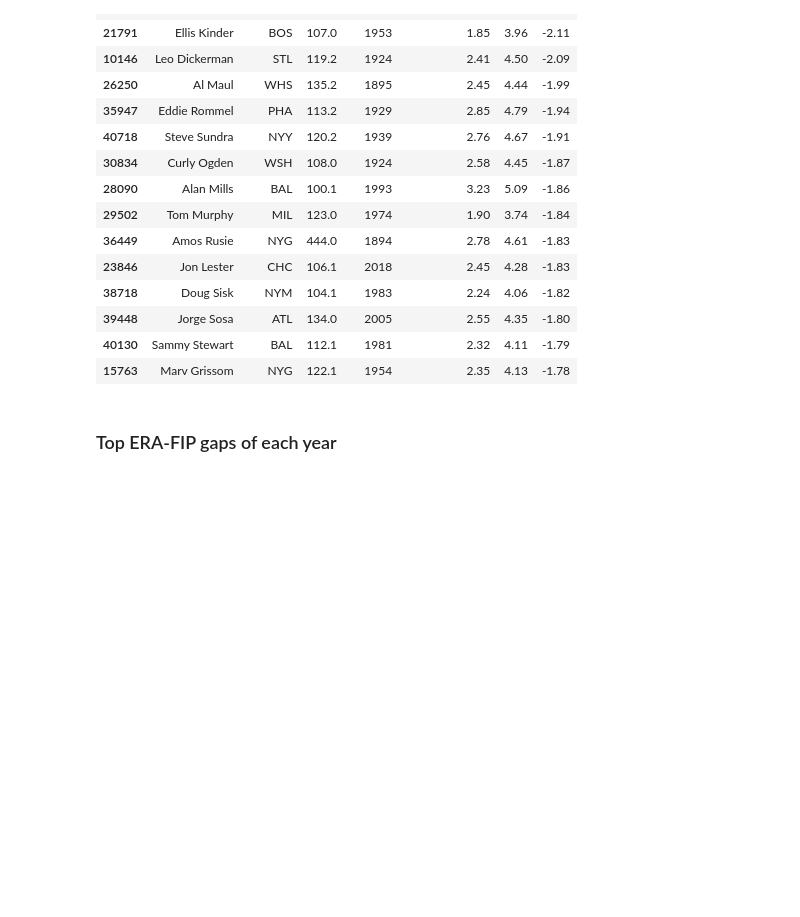
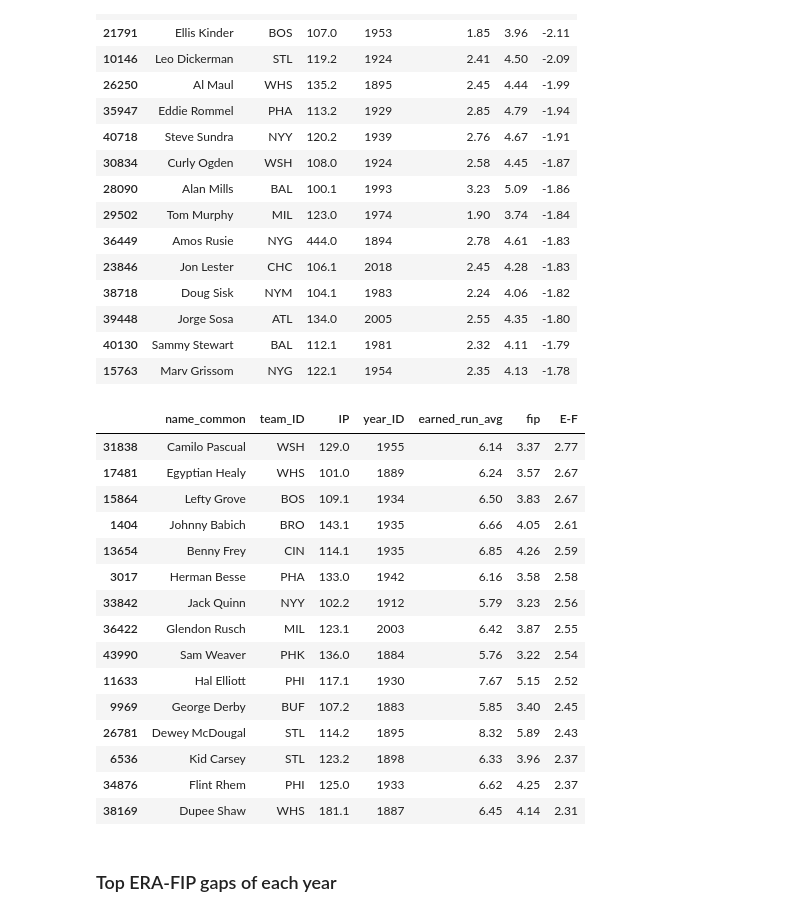
Before and after one commit to palewire/baseball-notebooks, a Jupyter notebook: lester.ipynb, the cells around one changed output. Drawn from its saved outputs; the diff is of its cells as text; code cells hidden in the pictures; blank space fills up the shorter version.

```diff
--- a/lester.ipynb
+++ b/lester.ipynb
@@ -141,6 +153,33 @@ era_df.sort_values("E-F", ascending=True).head(15)[[
 | 39448 | Jorge Sosa | ATL | 134.0 | 2005 | 2.55 | 4.35 | -1.80 |
 | 40130 | Sammy Stewart | BAL | 112.1 | 1981 | 2.32 | 4.11 | -1.79 |
 | 15763 | Marv Grissom | NYG | 122.1 | 1954 | 2.35 | 4.13 | -1.78 |
+# %%
+era_df.sort_values("E-F", ascending=False).head(15)[[
+    'name_common',
+    'team_ID',
+    'IP',
+    'year_ID',
+    'earned_run_avg',
+    'fip',
+    'E-F'
+]]
+# %% [output]
+|  | name_common | team_ID | IP | year_ID | earned_run_avg | fip | E-F |
+| 31838 | Camilo Pascual | WSH | 129.0 | 1955 | 6.14 | 3.37 | 2.77 |
+| 17481 | Egyptian Healy | WHS | 101.0 | 1889 | 6.24 | 3.57 | 2.67 |
+| 15864 | Lefty Grove | BOS | 109.1 | 1934 | 6.50 | 3.83 | 2.67 |
+| 1404 | Johnny Babich | BRO | 143.1 | 1935 | 6.66 | 4.05 | 2.61 |
+| 13654 | Benny Frey | CIN | 114.1 | 1935 | 6.85 | 4.26 | 2.59 |
+| 3017 | Herman Besse | PHA | 133.0 | 1942 | 6.16 | 3.58 | 2.58 |
+| 33842 | Jack Quinn | NYY | 102.2 | 1912 | 5.79 | 3.23 | 2.56 |
+| 36422 | Glendon Rusch | MIL | 123.1 | 2003 | 6.42 | 3.87 | 2.55 |
+| 43990 | Sam Weaver | PHK | 136.0 | 1884 | 5.76 | 3.22 | 2.54 |
+| 11633 | Hal Elliott | PHI | 117.1 | 1930 | 7.67 | 5.15 | 2.52 |
+| 9969 | George Derby | BUF | 107.2 | 1883 | 5.85 | 3.40 | 2.45 |
+| 26781 | Dewey McDougal | STL | 114.2 | 1895 | 8.32 | 5.89 | 2.43 |
+| 6536 | Kid Carsey | STL | 123.2 | 1898 | 6.33 | 3.96 | 2.37 |
+| 34876 | Flint Rhem | PHI | 125.0 | 1933 | 6.62 | 4.25 | 2.37 |
+| 38169 | Dupee Shaw | WHS | 181.1 | 1887 | 6.45 | 4.14 | 2.31 |
 # %% [markdown]
 ### Top ERA-FIP gaps of each year
 # %%
```
Also changed, not shown: parts of 3 cells of this notebook.
